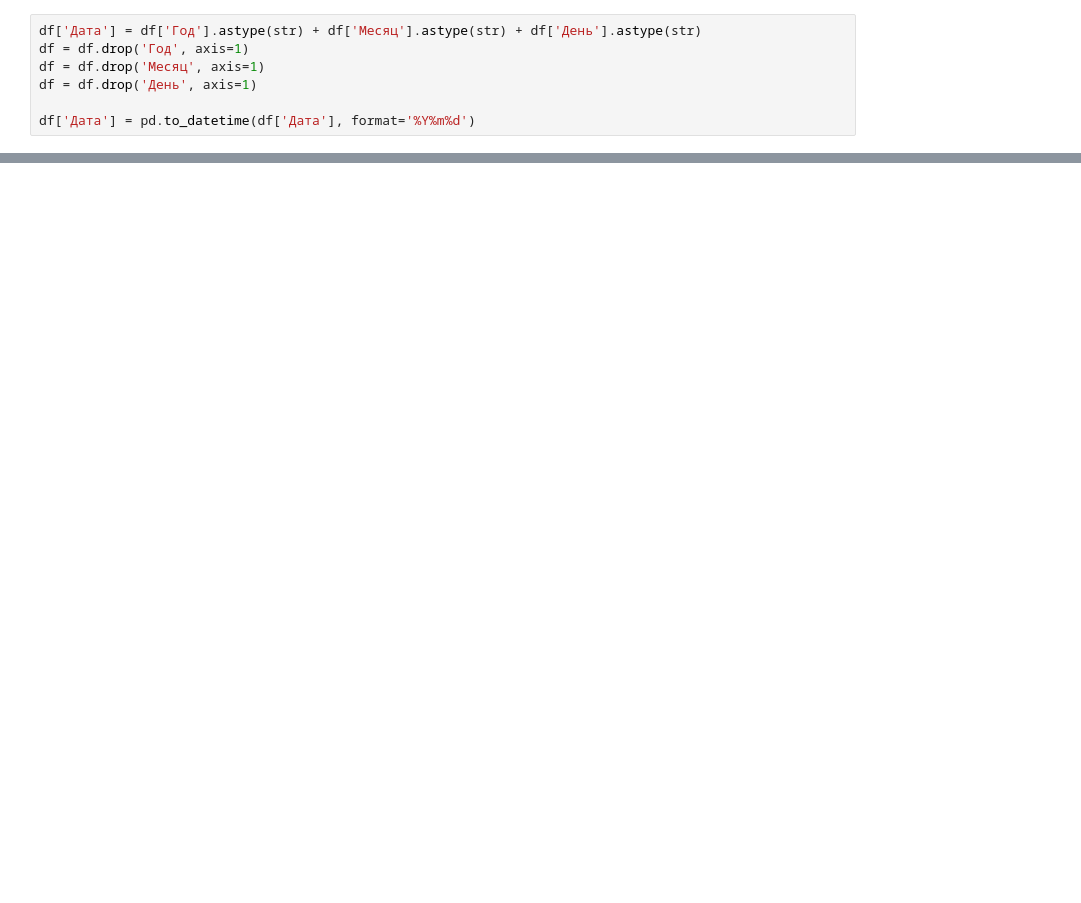
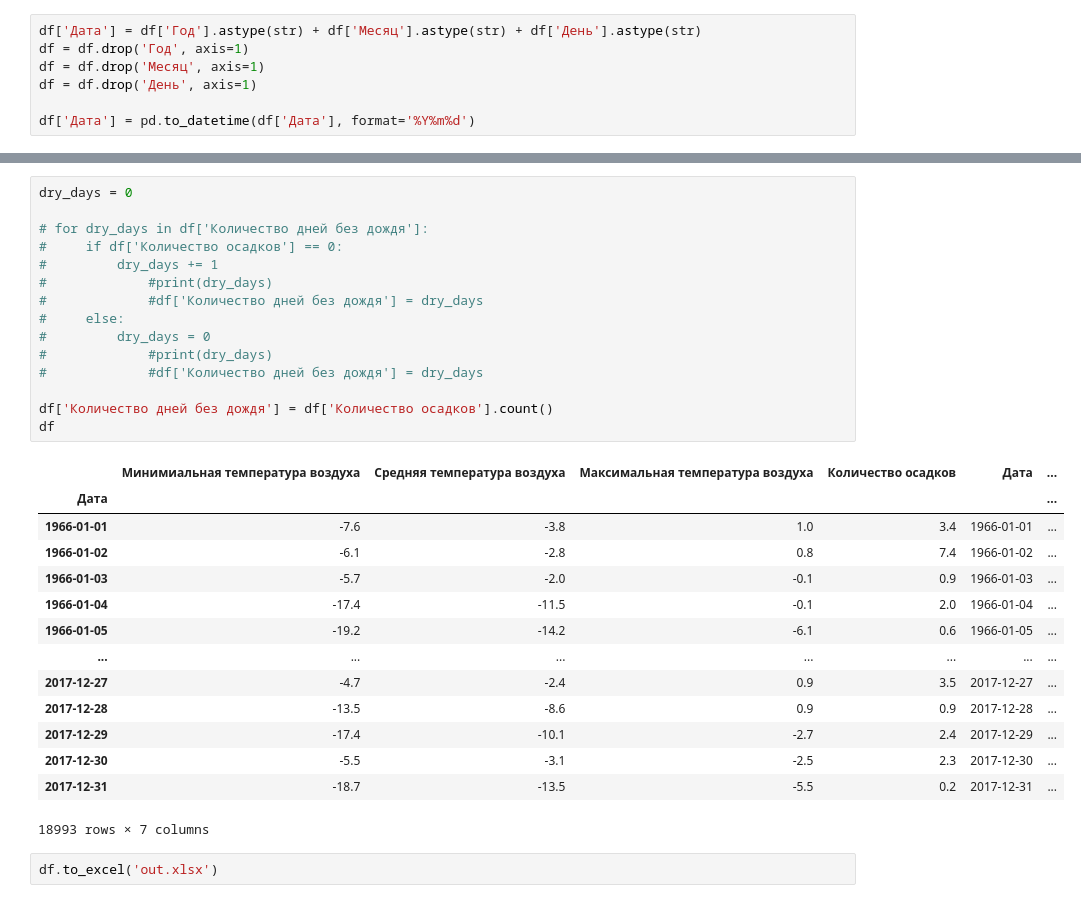
Before and after one commit to egorserdyuk/ASU-Datascience, a Jupyter notebook: Weather/weather.ipynb, the cells around one changed output, grey strips where cells are left out. Drawn from its saved outputs; the diff is of its cells as text; blank space fills up the shorter version.

```diff
--- a/Weather/weather.ipynb
+++ b/Weather/weather.ipynb
@@ -101,0 +126,32 @@ ValueError: The truth value of a Series is ambiguous. Use a.empty, a.bool(), a.i
+# %%
+dry_days = 0
+
+# for dry_days in df['Количество дней без дождя']:
+#     if df['Количество осадков'] == 0:
+#         dry_days += 1
+#             #print(dry_days)
+#             #df['Количество дней без дождя'] = dry_days
+#     else:
+#         dry_days = 0
+#             #print(dry_days)
+#             #df['Количество дней без дождя'] = dry_days
+
+df['Количество дней без дождя'] = df['Количество осадков'].count()
+df
+# %% [output]
+|  | Минимиальная температура воздуха | Средняя температура воздуха | Максимальная температура воздуха | Количество осадков | Дата | ... |
+| Дата |  |  |  |  |  | ... |
+| 1966-01-01 | -7.6 | -3.8 | 1.0 | 3.4 | 1966-01-01 | ... |
+| 1966-01-02 | -6.1 | -2.8 | 0.8 | 7.4 | 1966-01-02 | ... |
+| 1966-01-03 | -5.7 | -2.0 | -0.1 | 0.9 | 1966-01-03 | ... |
+| 1966-01-04 | -17.4 | -11.5 | -0.1 | 2.0 | 1966-01-04 | ... |
+| 1966-01-05 | -19.2 | -14.2 | -6.1 | 0.6 | 1966-01-05 | ... |
+| ... | ... | ... | ... | ... | ... | ... |
+| 2017-12-27 | -4.7 | -2.4 | 0.9 | 3.5 | 2017-12-27 | ... |
+| 2017-12-28 | -13.5 | -8.6 | 0.9 | 0.9 | 2017-12-28 | ... |
+| 2017-12-29 | -17.4 | -10.1 | -2.7 | 2.4 | 2017-12-29 | ... |
+| 2017-12-30 | -5.5 | -3.1 | -2.5 | 2.3 | 2017-12-30 | ... |
+| 2017-12-31 | -18.7 | -13.5 | -5.5 | 0.2 | 2017-12-31 | ... |
+18993 rows × 7 columns
+# %%
+df.to_excel('out.xlsx')
```
Also changed, not shown: parts of 13 cells of this notebook, 1 other file.
